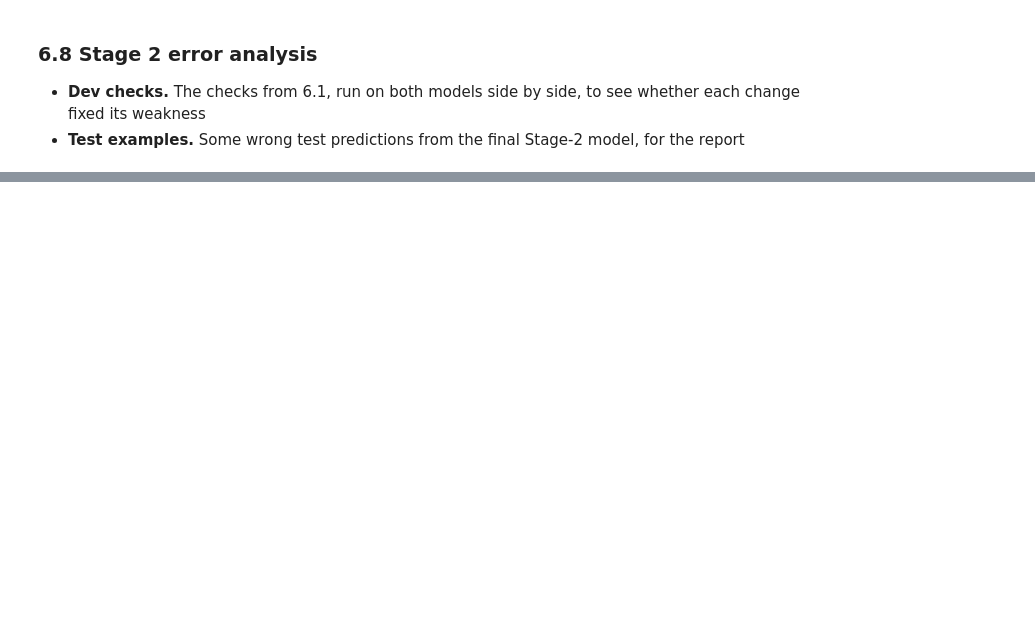
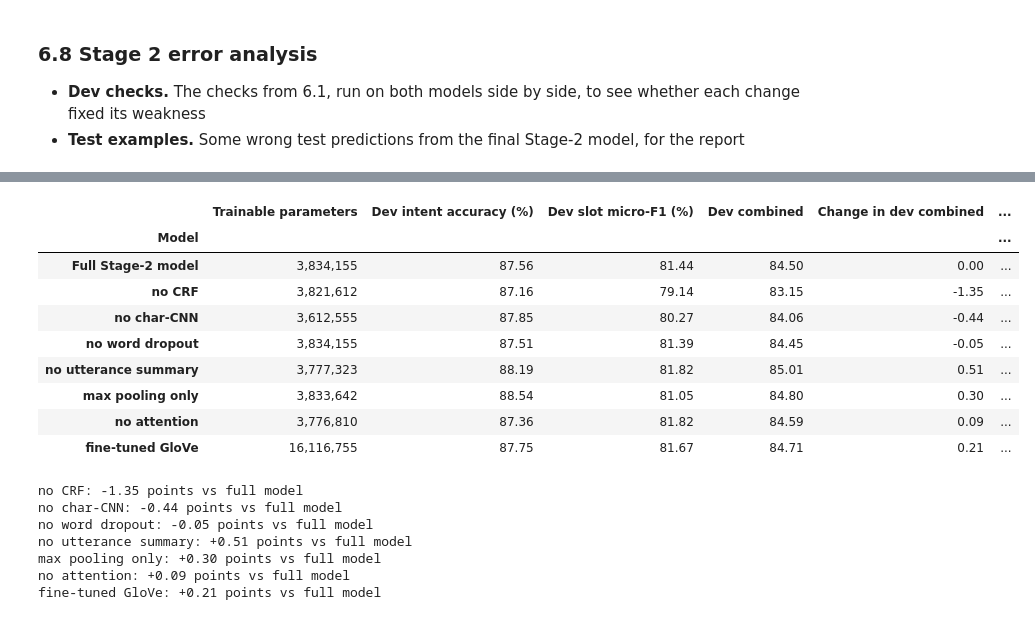
Before and after one commit to Jinyong01/SC4002-Natural-Language-Processing-Project, a Jupyter notebook: main.ipynb, the cells around one changed output, grey strips where cells are left out. Saved outputs shown, nothing was run; the diff lists cells and outputs as text; code cells hidden in the pictures; blank space fills up the shorter version.

Commit message:
Added ablation and seed runs suggested by the AI assistant

```diff
--- a/main.ipynb
+++ b/main.ipynb
@@ -1675,0 +1770,51 @@ fine-tuning GloVe changes dev combined by -0.69 points -> worse than frozen: rej
+# %%
+def ablation_row(name, model_, dev_preds, raw_tags, best_epoch, n_trained):
+    """dev scores plus the 6.1 checks that each removed part was meant to fix."""
+    scores = evaluate(data["dev"], dev_preds)
+    errors = slot_error_breakdown(data["dev"], dev_preds)
+    unseen = oov_breakdown(data["dev"], dev_preds).iloc[0]   # utterances with a word unseen in train
+    return {
+        "Model": name,
+        "Trainable parameters": f"{count_params(model_)[1]:,}",
+        "Dev intent accuracy (%)": round(scores["intent_accuracy"], 2),
+        "Dev slot micro-F1 (%)": round(scores["slot_micro_f1"], 2),
+        "Dev combined": round(scores["combined"], 2),
+        "Invalid I- tags": count_invalid_bio(raw_tags),
+        "Boundary errors": errors["boundary error"],
+        "Extra slots": errors["spurious slot"],
+        "Unseen-word utterances, all slots exact (%)": unseen["all slots exact (%)"],
+        "Epochs (selected / trained)": f"{best_epoch} / {n_trained}",
+    }
+
+
+rows = [ablation_row("Full Stage-2 model", s2_m, s2_preds["dev"], stage2_raw_tags(s2_m, "dev"),
+                     s2_ckpt["best_epoch"], len(s2_ckpt["history"]))]
+for name, run in ablation_runs.items():
+    rows.append(ablation_row(name, run["model"], run["dev_preds"], variant_raw_tags(run["model"], "dev"),
+                             run["best_epoch"], len(run["history"])))
+
+ablation_table = pd.DataFrame(rows).set_index("Model")
+ablation_table.insert(4, "Change in dev combined", (ablation_table["Dev combined"] - ablation_table.loc["Full Stage-2 model", "Dev combined"]).round(2))
+display(ablation_table)
+
+for name in ablation_runs:
+    diff = ablation_table.loc[name, "Change in dev combined"]
+    print(f"{name}: {diff:+.2f} points vs full model")
+# %% [output]
+|  | Trainable parameters | Dev intent accuracy (%) | Dev slot micro-F1 (%) | Dev combined | Change in dev combined | ... |
+| Model |  |  |  |  |  | ... |
+| Full Stage-2 model | 3,834,155 | 87.56 | 81.44 | 84.50 | 0.00 | ... |
+| no CRF | 3,821,612 | 87.16 | 79.14 | 83.15 | -1.35 | ... |
+| no char-CNN | 3,612,555 | 87.85 | 80.27 | 84.06 | -0.44 | ... |
+| no word dropout | 3,834,155 | 87.51 | 81.39 | 84.45 | -0.05 | ... |
+| no utterance summary | 3,777,323 | 88.19 | 81.82 | 85.01 | 0.51 | ... |
+| max pooling only | 3,833,642 | 88.54 | 81.05 | 84.80 | 0.30 | ... |
+| no attention | 3,776,810 | 87.36 | 81.82 | 84.59 | 0.09 | ... |
+| fine-tuned GloVe | 16,116,755 | 87.75 | 81.67 | 84.71 | 0.21 | ... |
+no CRF: -1.35 points vs full model
+no char-CNN: -0.44 points vs full model
+no word dropout: -0.05 points vs full model
+no utterance summary: +0.51 points vs full model
+max pooling only: +0.30 points vs full model
+no attention: +0.09 points vs full model
+fine-tuned GloVe: +0.21 points vs full model
```
Also changed, not shown: parts of 24 cells of this notebook, 12 other files.
